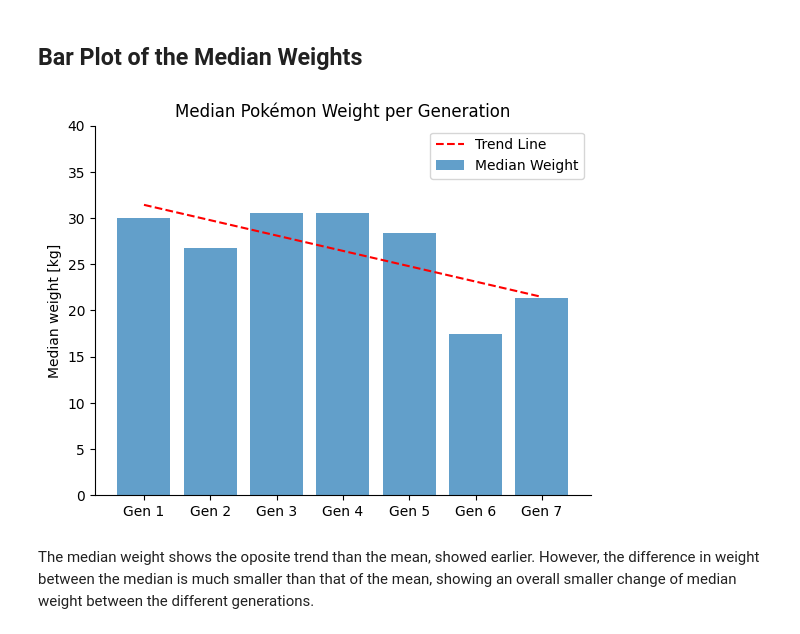
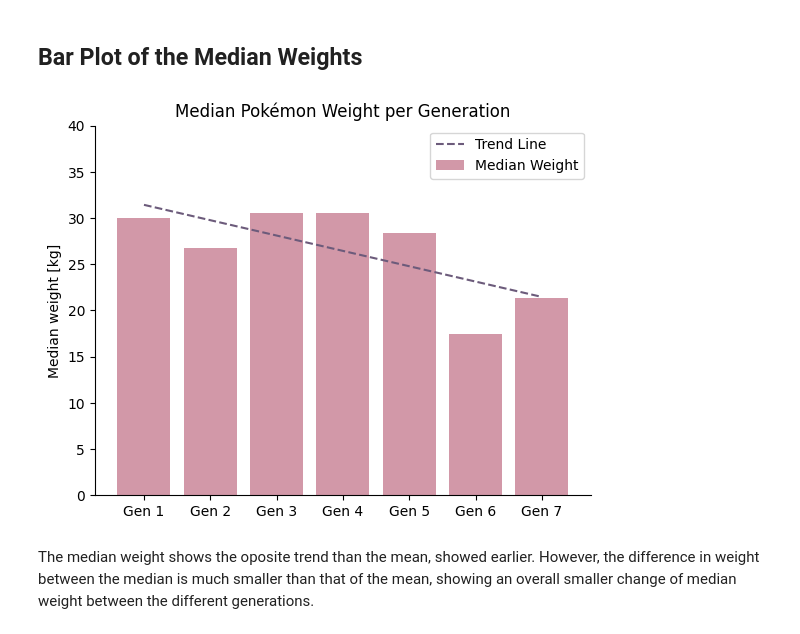
Before and after one commit to ylvao/HEL-8048, a Jupyter notebook: exam.ipynb, the cells around one changed output. Cells and saved outputs as stored; diff of their text form; code cells hidden in the pictures.

```diff
--- a/exam.ipynb
+++ b/exam.ipynb
@@ -37,7 +37,7 @@ with open(dataset_path, newline='') as data:
 ## Scatter Plot of all Weights
 # %%
 for i in range(1, 8):
-    plt.scatter([f'Gen {i}' for j in range(len(gen_weights[str(i)]))], gen_weights[str(i)], color="purple", alpha=0.2)
+    plt.scatter([f'Gen {i}' for j in range(len(gen_weights[str(i)]))], gen_weights[str(i)], color="#C06C84", alpha=0.2)
 
 
 # Some custumization
@@ -128,36 +128,36 @@ def find_median(lst):
 x_vals = np.arange(1, 8)
 medians = [find_median(gen_weights[str(i)]) for i in range(1, 8)]
 
 # Fit a linear trend line
 coeffs = np.polyfit(x_vals, medians, 1)  # Find a fitting linear polynomial and return the coefficients
 trend_line = np.poly1d(coeffs)  # Create the polynomial function
 
 # Create x and y values for the plotting of the trend line
 x_trend = np.linspace(1, 7, 100)
 y_trend = trend_line(x_trend)
 
 # Plot trend line
-plt.plot(x_trend, y_trend, color='red', linestyle='--', label="Trend Line")
+plt.plot(x_trend, y_trend, color='#6C5B7B', linestyle='--', label="Trend Line")
 
 # Create bar plot of the median weights
-plt.bar(x_vals, medians, tick_label=[f'Gen {i}' for i in range(1, 8)], alpha=0.7, label="Median Weight")
+plt.bar(x_vals, medians, tick_label=[f'Gen {i}' for i in range(1, 8)], color="#C06C84", alpha=0.7, label="Median Weight")
 
 
 # Some custumization
 plt.ylabel("Median weight [kg]")
 plt.title("Median Pokémon Weight per Generation")
 plt.ylim([0, 40])
 
 ax = plt.gca()
 ax.spines['top'].set_visible(False)
 ax.spines['right'].set_visible(False)
 
 plt.legend()
 plt.show()
 
 # Something is wrong here ....
 # %% [output]
-[figure, old version]
+[figure, new version]
 # %% [markdown]
 The median weight shows the oposite trend than the mean, showed earlier. However, the difference in weight between the median is much smaller than that of the mean, showing an overall smaller change of median weight between the different generations.
 # %% [markdown]
```
Also changed, not shown: parts of 3 cells of this notebook, 2 other files.
